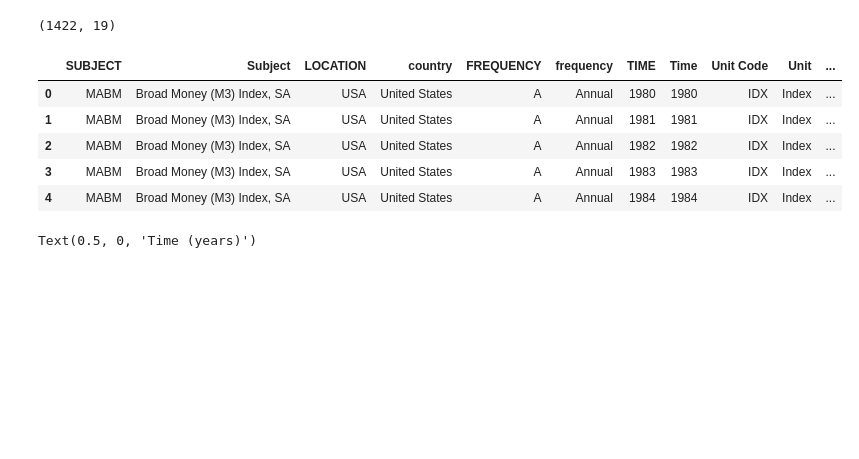
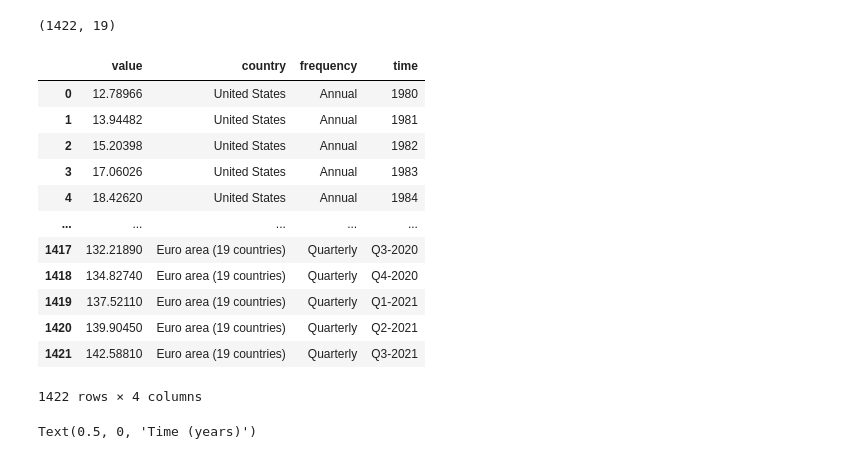
Before and after one commit to ralf-r-r/financial_market_analytics, a Jupyter notebook: notebooks/Test api and data set.ipynb, the cells around one changed output. Cells and saved outputs as stored; diff of their text form; code cells hidden in the pictures; blank space fills up the shorter version.

```diff
--- a/notebooks/Test api and data set.ipynb
+++ b/notebooks/Test api and data set.ipynb
@@ -296,6 +296,7 @@ renamed_columns = {
     "Value": "value",
     "Country": "country",
     "Frequency": "frequency",
+    "Time": "time"
 }
 
 
@@ -305,14 +306,21 @@ df_m3.shape
 # %% [output]
 (1422, 19)
 # %%
-df_m3.head(5)
+df_m3[["value","country","frequency","time"]]
 # %% [output]
-|  | SUBJECT | Subject | LOCATION | country | FREQUENCY | frequency | TIME | Time | Unit Code | Unit | ... |
-| 0 | MABM | Broad Money (M3) Index, SA | USA | United States | A | Annual | 1980 | 1980 | IDX | Index | ... |
-| 1 | MABM | Broad Money (M3) Index, SA | USA | United States | A | Annual | 1981 | 1981 | IDX | Index | ... |
-| 2 | MABM | Broad Money (M3) Index, SA | USA | United States | A | Annual | 1982 | 1982 | IDX | Index | ... |
-| 3 | MABM | Broad Money (M3) Index, SA | USA | United States | A | Annual | 1983 | 1983 | IDX | Index | ... |
-| 4 | MABM | Broad Money (M3) Index, SA | USA | United States | A | Annual | 1984 | 1984 | IDX | Index | ... |
+|  | value | country | frequency | time |
+| 0 | 12.78966 | United States | Annual | 1980 |
+| 1 | 13.94482 | United States | Annual | 1981 |
+| 2 | 15.20398 | United States | Annual | 1982 |
+| 3 | 17.06026 | United States | Annual | 1983 |
+| 4 | 18.42620 | United States | Annual | 1984 |
+| ... | ... | ... | ... | ... |
+| 1417 | 132.21890 | Euro area (19 countries) | Quarterly | Q3-2020 |
+| 1418 | 134.82740 | Euro area (19 countries) | Quarterly | Q4-2020 |
+| 1419 | 137.52110 | Euro area (19 countries) | Quarterly | Q1-2021 |
+| 1420 | 139.90450 | Euro area (19 countries) | Quarterly | Q2-2021 |
+| 1421 | 142.58810 | Euro area (19 countries) | Quarterly | Q3-2021 |
+1422 rows × 4 columns
 # %%
 df_tmp = df_m3[df_m3["Country"] == 'United States']
 df_tmp = df_tmp[df_tmp["Frequency"] == "Annual"]
```
Also changed, not shown: parts of 1 cell of this notebook, 17 other files.
